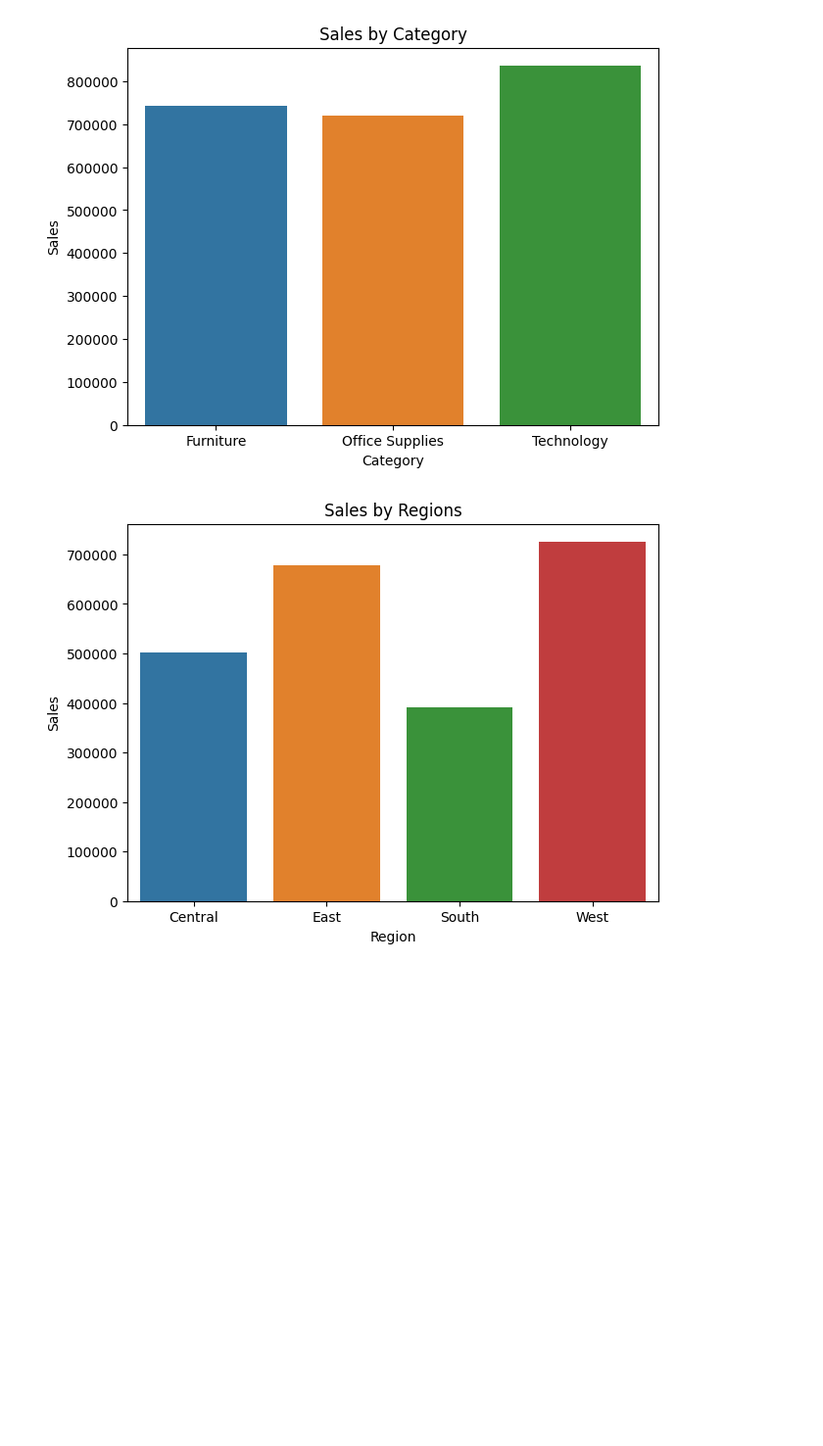
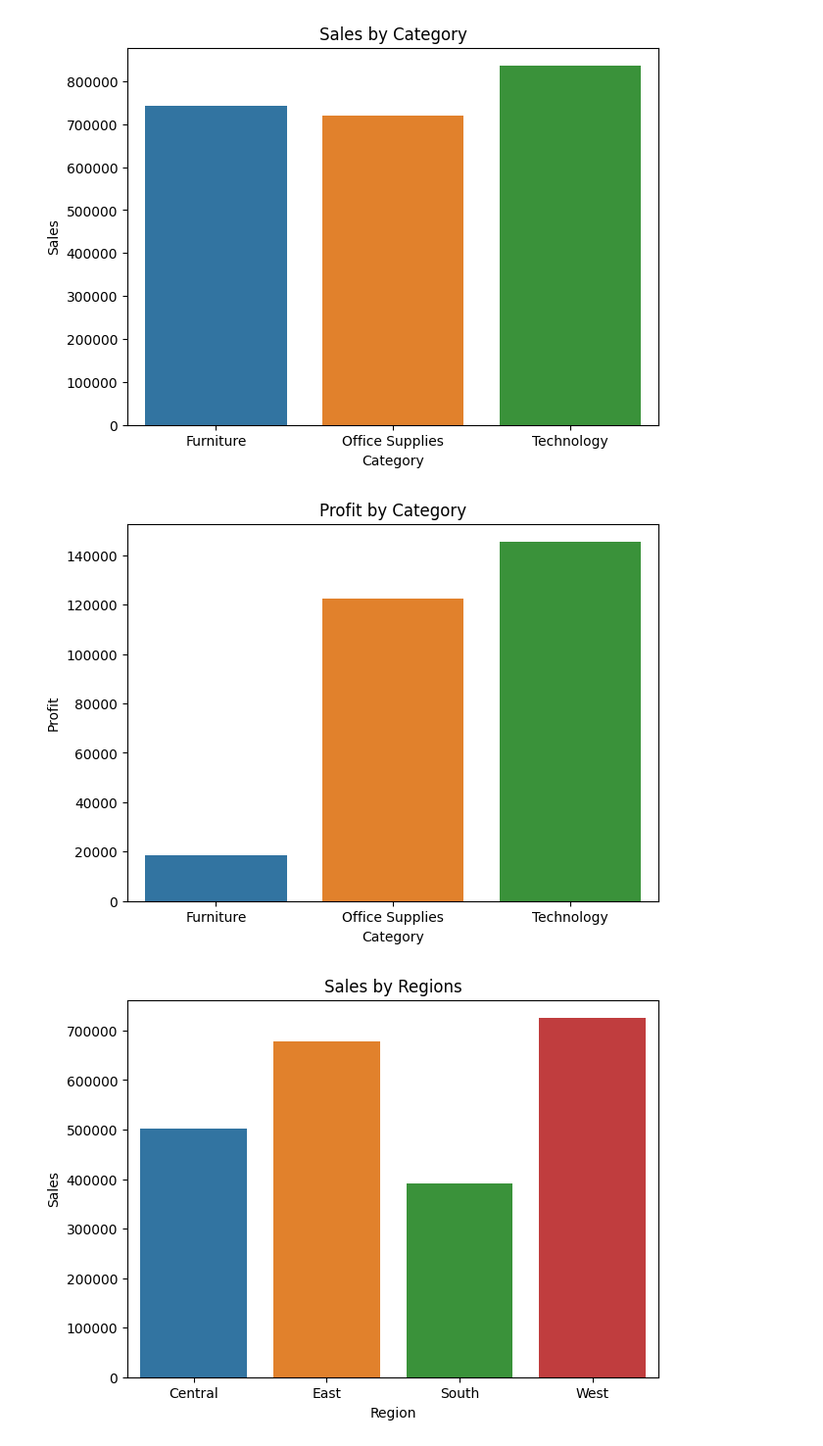
Before and after one commit to anshkumar2311/AI-Powered-Sales-Forecasting-Dashboard, a Jupyter notebook: ai-powered-sales-forecasting-dashboard.ipynb, the cells around one changed output. Shown at 98% size. Cells and saved outputs as stored; diff of their text form; code cells hidden in the pictures; blank space fills up the shorter version.

Commit message:
sales Forecasting

```diff
--- a/ai-powered-sales-forecasting-dashboard.ipynb
+++ b/ai-powered-sales-forecasting-dashboard.ipynb
@@ -261,12 +261,22 @@ plt.title('Monthly Sales Trend')
 plt.show()
 # %% [output]
 [figure]
+# %%
+# 4.2. Sales by Category
+category_sales = df.groupby('Category')[['Sales','Profit']].sum().reset_index()
 # %%
-# 4.2. Sales by Category
-category_sales = df.groupby('Category')['Sales'].sum().reset_index()
+# Category by sales
 plt.figure(figsize=(7,5))
 sns.barplot(data=category_sales, x='Category', y='Sales')
 plt.title('Sales by Category')
 plt.show()
 # %% [output]
 [figure]
+# %%
+# Category by Profit
+plt.figure(figsize=(7,5))
+sns.barplot(data=category_sales, x='Category', y='Profit')
+plt.title('Profit by Category')
+plt.show()
+# %% [output]
+[figure, added]
```
Also changed, not shown: parts of 6 cells of this notebook.
